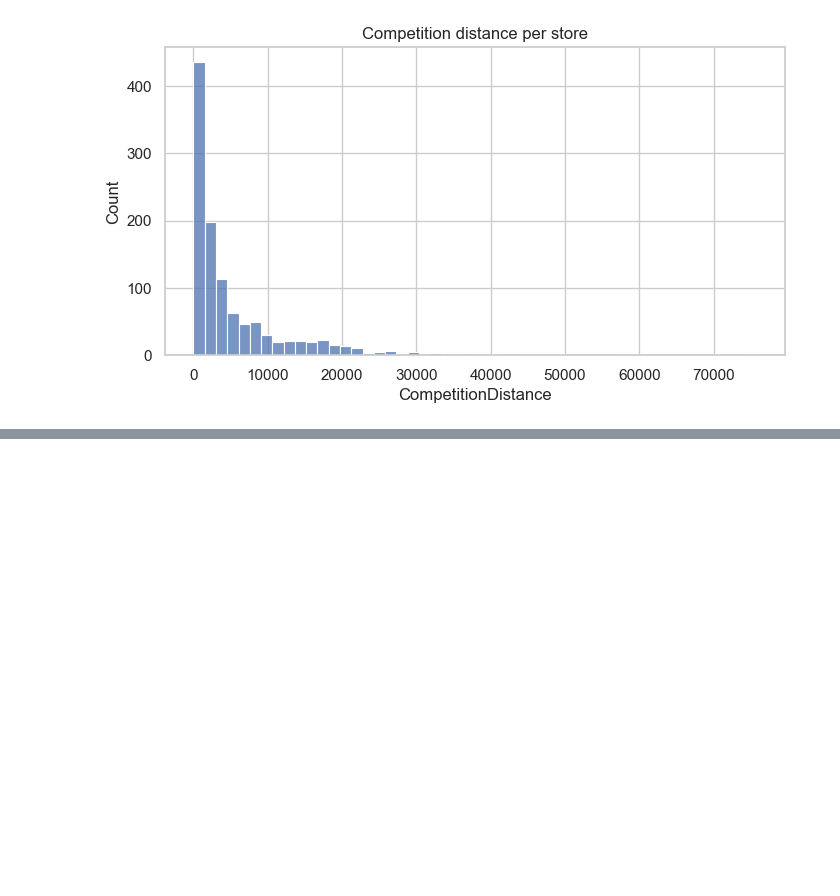
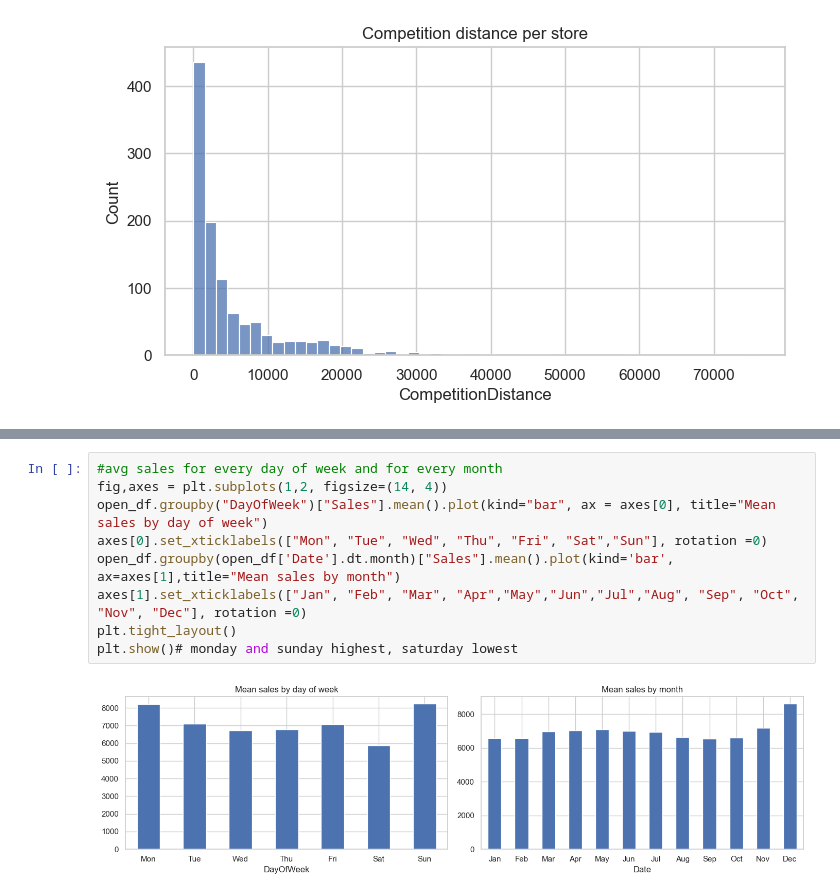
Before and after one commit to sam-ensafi/retail-sales-forecasting-rossmann, a Jupyter notebook: notebooks/eda.ipynb, the cells around one changed output, grey strips where cells are left out. Saved outputs shown, nothing was run; the diff lists cells and outputs as text; blank space fills up the shorter version.

```diff
--- a/notebooks/eda.ipynb
+++ b/notebooks/eda.ipynb
@@ -369,0 +381,11 @@ plt.show()
+# %%
+#avg sales for every day of week and for every month
+fig,axes = plt.subplots(1,2, figsize=(14, 4))
+open_df.groupby("DayOfWeek")["Sales"].mean().plot(kind="bar", ax = axes[0], title="Mean sales by day of week")
+axes[0].set_xticklabels(["Mon", "Tue", "Wed", "Thu", "Fri", "Sat","Sun"], rotation =0)
+open_df.groupby(open_df['Date'].dt.month)["Sales"].mean().plot(kind='bar', ax=axes[1],title="Mean sales by month")
+axes[1].set_xticklabels(["Jan", "Feb", "Mar", "Apr","May","Jun","Jul","Aug", "Sep", "Oct", "Nov", "Dec"], rotation =0)
+plt.tight_layout()
+plt.show()# monday and sunday highest, saturday lowest
+# %% [output]
+[figure, added]
```
Also changed, not shown: parts of 7 cells of this notebook.
